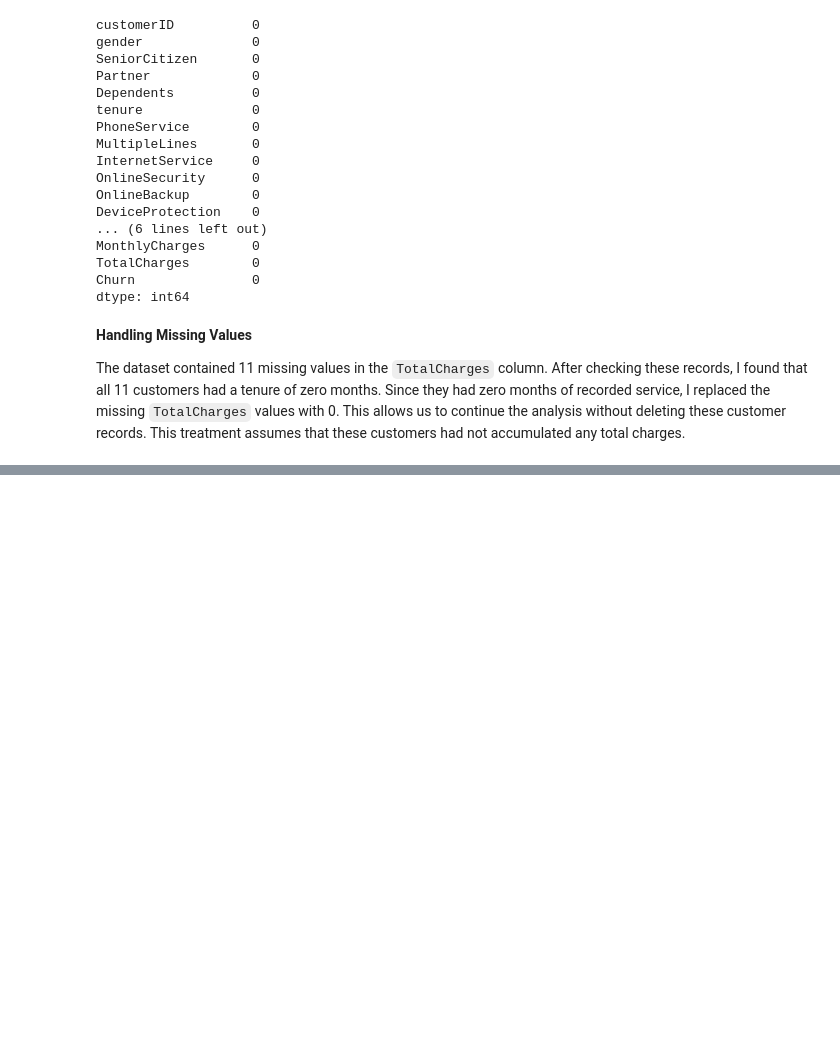
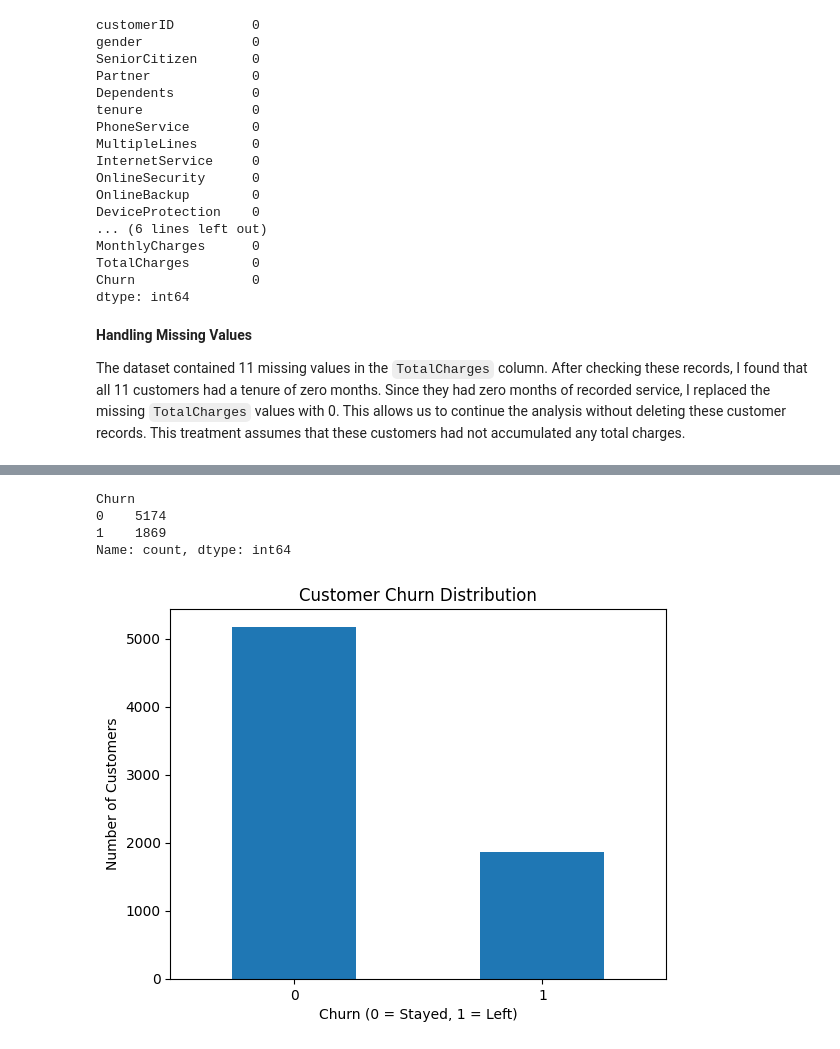
Before and after one commit to BelyseU/telco-customer-churn-lab, a Jupyter notebook: telco_churn_analysis.ipynb, the cells around one changed output, grey strips where cells are left out. Drawn from its saved outputs; the diff is of its cells as text; code cells hidden in the pictures; blank space fills up the shorter version.

Commit message:
Add exploratory analysis and churn chart

```diff
--- a/telco_churn_analysis.ipynb
+++ b/telco_churn_analysis.ipynb
@@ -175,0 +223,24 @@ The dataset contained 11 missing values in the `TotalCharges` column. After chec
+# %%
+# Count customers who stayed and customers who left
+df["Churn"].value_counts()
+# %% [output]
+Churn
+0    5174
+1    1869
+Name: count, dtype: int64
+# %%
+import matplotlib.pyplot as plt
+
+# Count customers in each churn category
+churn_counts = df["Churn"].value_counts().sort_index()
+
+# Create a bar chart
+churn_counts.plot(kind="bar")
+
+plt.title("Customer Churn Distribution")
+plt.xlabel("Churn (0 = Stayed, 1 = Left)")
+plt.ylabel("Number of Customers")
+plt.xticks(rotation=0)
+plt.show()
+# %% [output]
+[figure, added]
```
Also changed, not shown: parts of 6 cells of this notebook.
